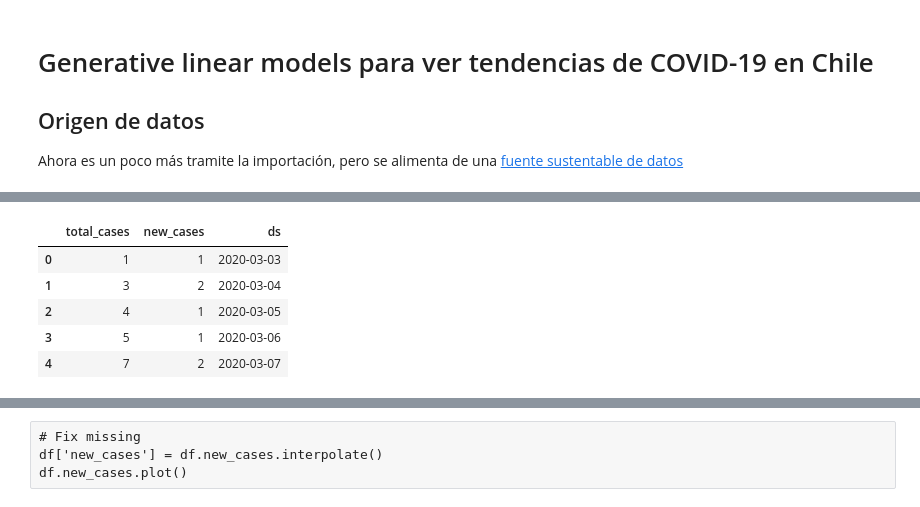
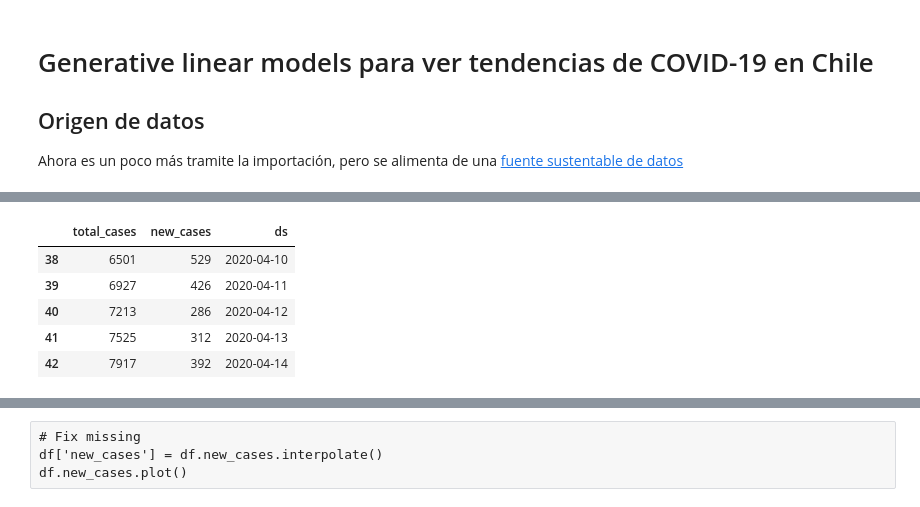
Before and after one commit to verasativa/covi-19-chile, a Jupyter notebook: GAMs.ipynb, the cells around one changed output, grey strips where cells are left out. Saved outputs shown, nothing was run; the diff lists cells and outputs as text; code cells hidden in the pictures.

```diff
--- a/GAMs.ipynb
+++ b/GAMs.ipynb
@@ -26,15 +26,15 @@ df.tail()
 # %%
 df.reset_index(inplace=True)
 df['ds'] = pd.to_datetime(df.fecha)
 df.drop(columns=['fecha'], inplace=True)
-df.head()
+df.tail()
 # %% [output]
 |  | total_cases | new_cases | ds |
-| 0 | 1 | 1 | 2020-03-03 |
-| 1 | 3 | 2 | 2020-03-04 |
-| 2 | 4 | 1 | 2020-03-05 |
-| 3 | 5 | 1 | 2020-03-06 |
-| 4 | 7 | 2 | 2020-03-07 |
+| 38 | 6501 | 529 | 2020-04-10 |
+| 39 | 6927 | 426 | 2020-04-11 |
+| 40 | 7213 | 286 | 2020-04-12 |
+| 41 | 7525 | 312 | 2020-04-13 |
+| 42 | 7917 | 392 | 2020-04-14 |
 # %%
 # Los miramos en el grafico
 df.new_cases.plot()
```
Also changed, not shown: parts of 7 cells of this notebook, 4 other files.
